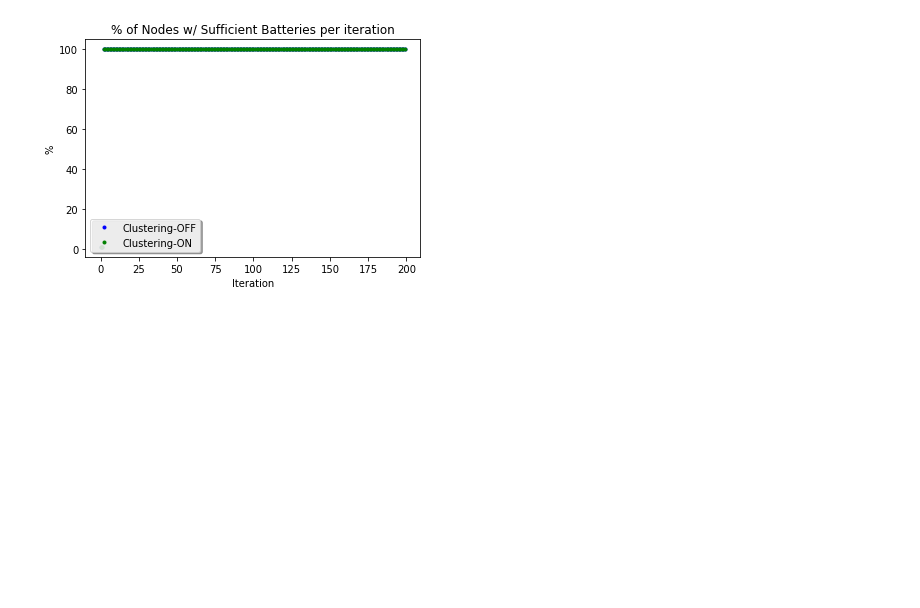
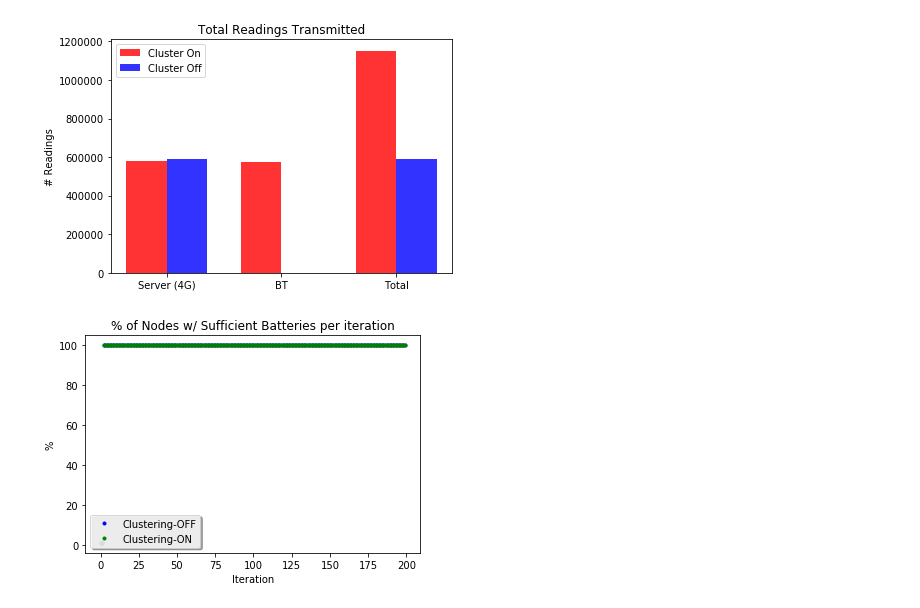
Before and after one commit to ptrick9/CPS_Simulator, a Jupyter notebook: ClusterStats.ipynb, the cells around one changed output. Drawn from its saved outputs; the diff is of its cells as text; code cells hidden in the pictures; blank space fills up the shorter version.

```diff
--- a/ClusterStats.ipynb
+++ b/ClusterStats.ipynb
@@ -183,3 +182,21 @@ plt.show()
+# %%
+groups = 3
+fig, ax = plt.subplots()
+index = np.arange(groups)
+bar_width = 0.35
+opacity = 0.8
+bar1 = plt.bar(index, cl_on_bytes, bar_width, alpha=opacity, color='r', label="Cluster On")
+bar2 = plt.bar(index+bar_width, cl_off_bytes, bar_width, alpha=opacity, color='b', label="Cluster Off")
+
+plt.ylabel('# Readings')
+plt.title('Total Readings Transmitted')
+plt.xticks(index + bar_width/2, ('Server (4G)', 'BT', 'Total'))
+plt.legend()
+
+plt.tight_layout()
+plt.show()
+# %% [output]
+[figure, added]
 # %%
 node_av_data_CON = [x[:] for x in [["0"] * 2] * 200]
 with open("Log-nodes_alive_valid_CL_ON.txt") as f:
```
Also changed, not shown: parts of 6 cells of this notebook, 2 other files.
